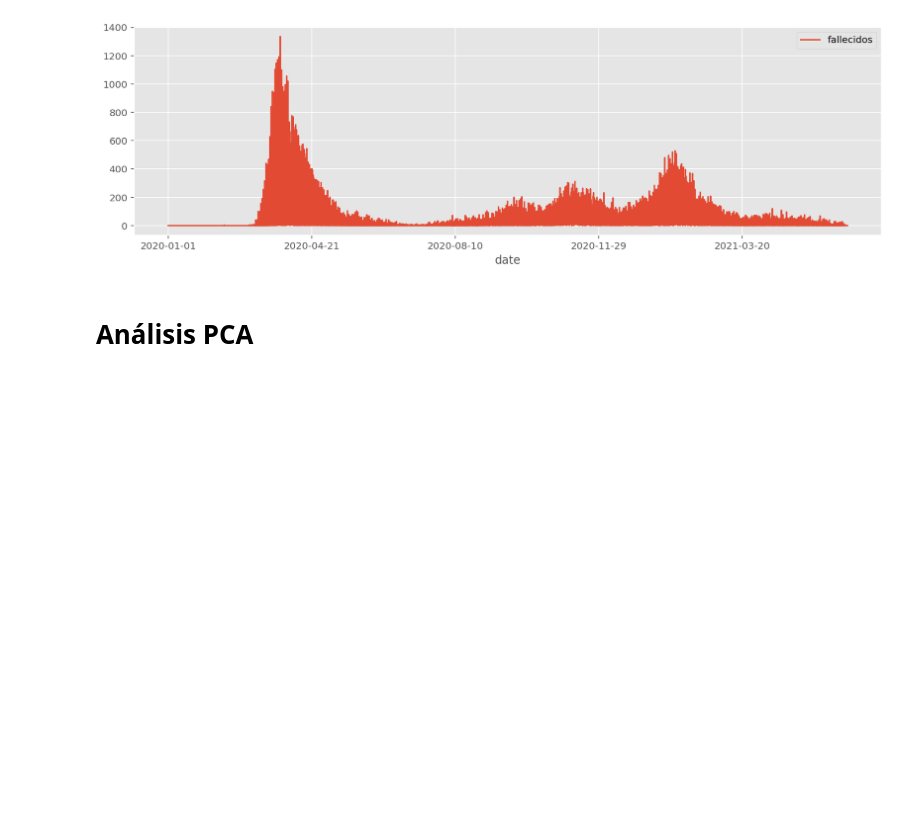
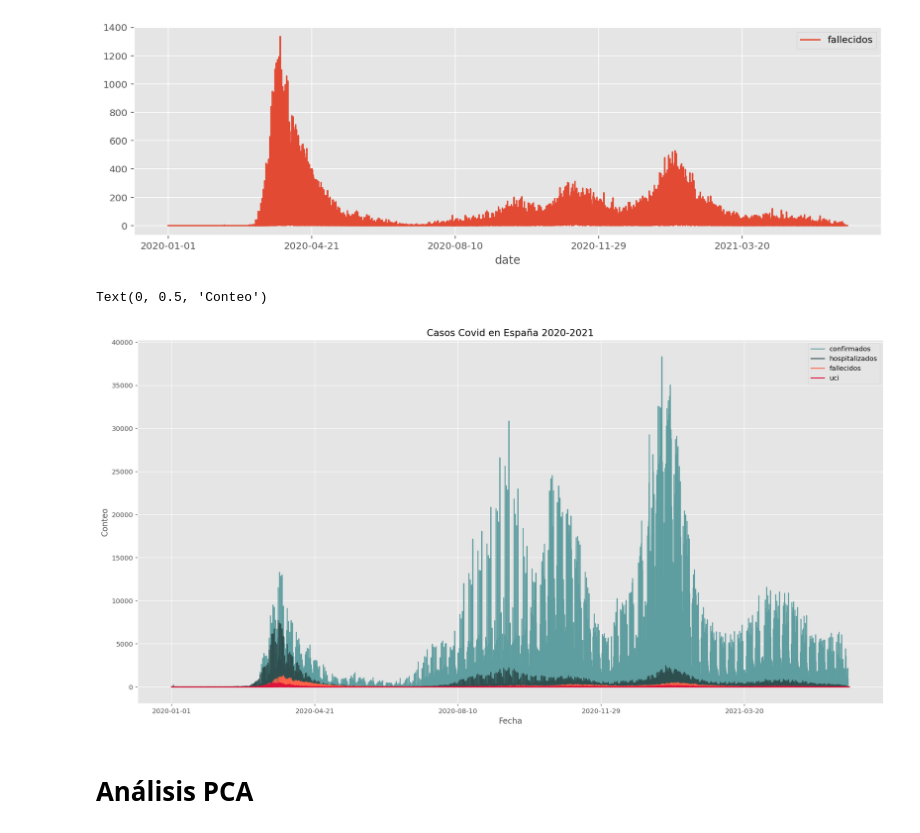
Before and after one commit to TFM-BigData-COVID19/BUILDING_DATABASE, a Jupyter notebook: TFM_Analisis_Movilidad.ipynb, the cells around one changed output. Saved outputs shown, nothing was run; the diff lists cells and outputs as text; code cells hidden in the pictures; blank space fills up the shorter version.

```diff
--- a/TFM_Analisis_Movilidad.ipynb
+++ b/TFM_Analisis_Movilidad.ipynb
@@ -928,6 +930,19 @@ df_cm.plot(x="date", y="fallecidos", figsize=(14,4))
 [figure]
 [figure]
 [figure]
+# %%
+style.use('ggplot')
+ax = plt.gca()
+df_cm.plot.line(x='date', y='confirmados', color='cadetblue', ax=ax, figsize=(20, 10))
+df_cm.plot.line(x='date', y='hospitalizados', color='darkslategray', ax=ax)
+df_cm.plot.line(x='date', y='fallecidos', color='tomato', ax=ax)
+df_cm.plot.line(x='date', y='uci', color='crimson', ax=ax)
+plt.title('Casos Covid en España 2020-2021')
+plt.xlabel('Fecha')
+plt.ylabel('Conteo')
+# %% [output]
+Text(0, 0.5, 'Conteo')
+[figure, added]
 # %%
 #px.bar(df_cm, x="date", y="confirmados", title='Confirmados').show()
 # %% [markdown]
```
Also changed, not shown: parts of 3 cells of this notebook.
